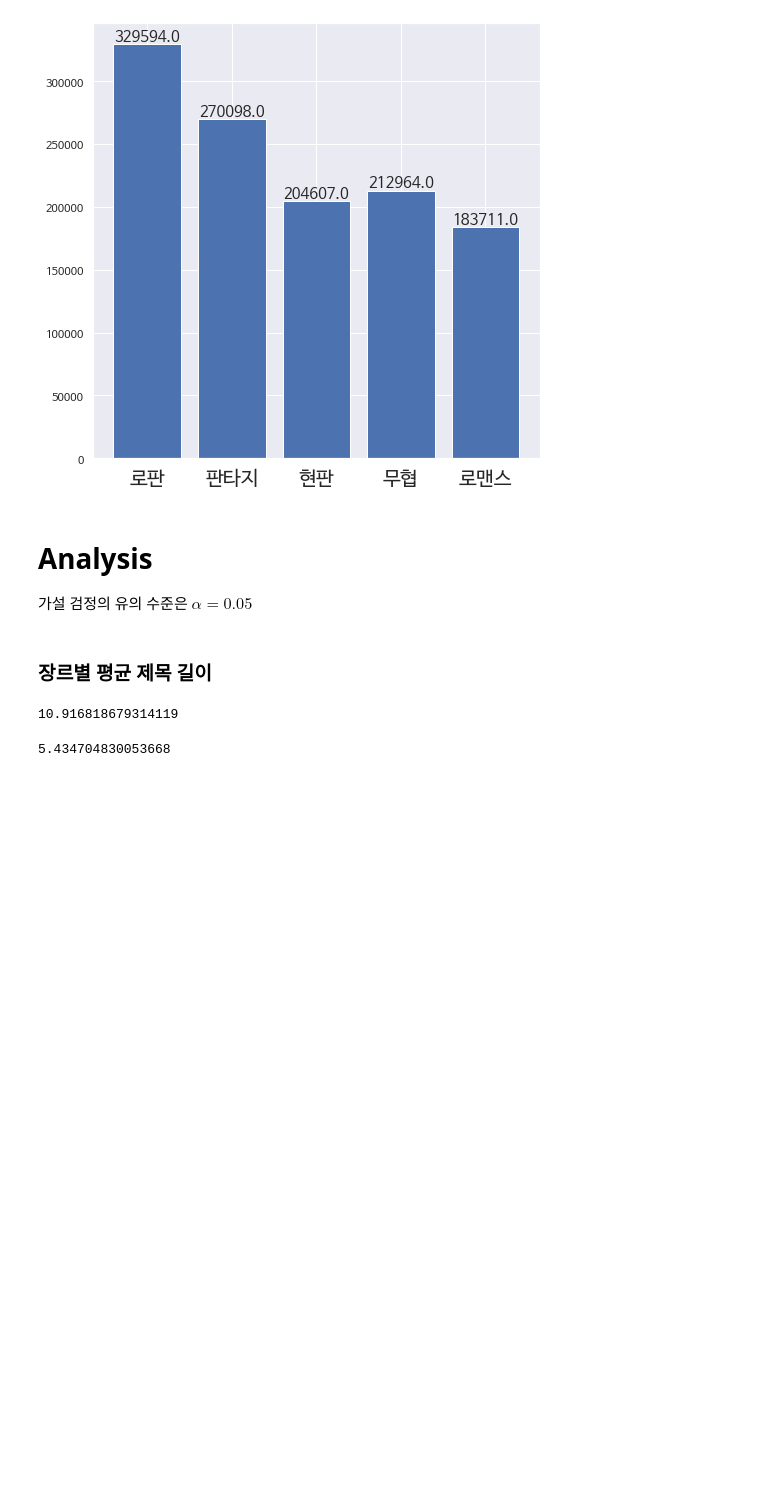
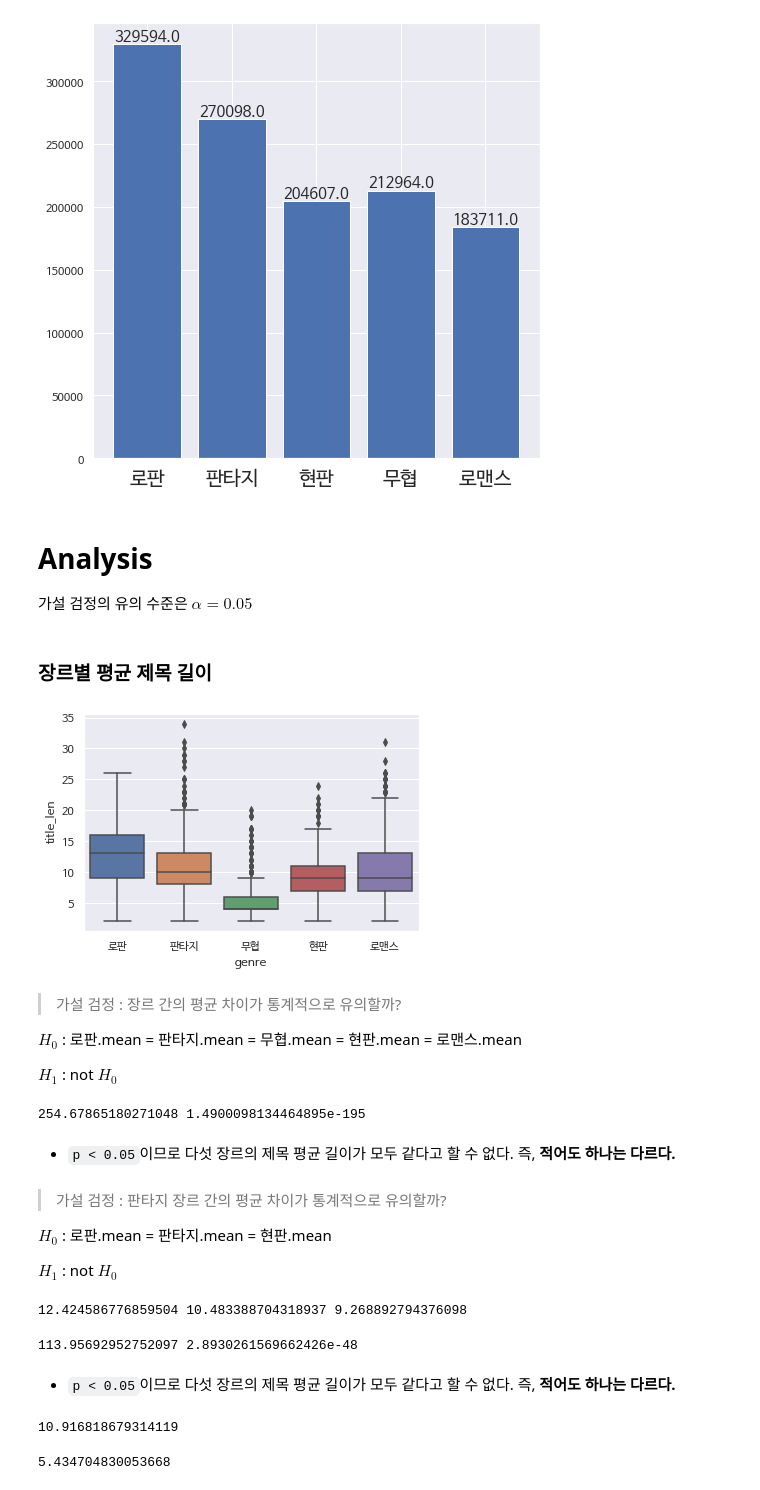
Before and after one commit to honeyd3wy/quill-helper, a Jupyter notebook: Data_Analysis.ipynb, the cells around one changed output. Cells and saved outputs as stored; diff of their text form; code cells hidden in the pictures; blank space fills up the shorter version.

```diff
--- a/Data_Analysis.ipynb
+++ b/Data_Analysis.ipynb
@@ -186,6 +186,48 @@ plt.show();
 가설 검정의 유의 수준은 $α=0.05$
 # %% [markdown]
 ### 장르별 평균 제목 길이
+# %%
+# boxplot
+
+sns.boxplot(x='genre', y='title_len', data=df);
+# %% [output]
+[figure, added]
+# %% [markdown]
+> 가설 검정 : 장르 간의 평균 차이가 통계적으로 유의할까?
+
+$ H_0 $ : 로판.mean = 판타지.mean = 무협.mean = 현판.mean = 로맨스.mean
+
+$ H_1 $ : not $ H_0 $
+# %%
+import scipy.stats as stats
+
+fvalue, pvalue = stats.f_oneway(romance_fantasy['title_len'], fantasy['title_len'], martial['title_len'], real_fantasy['title_len'], romance['title_len'])
+
+print(fvalue, pvalue)
+# %% [output]
+254.67865180271048 1.4900098134464895e-195
+# %% [markdown]
+- `p < 0.05`이므로 다섯 장르의 제목 평균 길이가 모두 같다고 할 수 없다. 즉, **적어도 하나는 다르다.**
+# %% [markdown]
+> 가설 검정 : 판타지 장르 간의 평균 차이가 통계적으로 유의할까?
+
+$ H_0 $ : 로판.mean = 판타지.mean = 현판.mean
+
+$ H_1 $ : not $ H_0 $
+# %%
+print(romance_fantasy['title_len'].mean(), fantasy['title_len'].mean(), real_fantasy['title_len'].mean())
+# %% [output]
+12.424586776859504 10.483388704318937 9.268892794376098
+# %%
+import scipy.stats as stats
+
+fvalue, pvalue = stats.f_oneway(romance_fantasy['title_len'], fantasy['title_len'], real_fantasy['title_len'])
+
+print(fvalue, pvalue)
+# %% [output]
+113.95692952752097 2.8930261569662426e-48
+# %% [markdown]
+- `p < 0.05`이므로 다섯 장르의 제목 평균 길이가 모두 같다고 할 수 없다. 즉, **적어도 하나는 다르다.**
 # %%
 fantasy_all['title_len'].mean()
 # %% [output]
```
Also changed, not shown: parts of 3 cells of this notebook.
